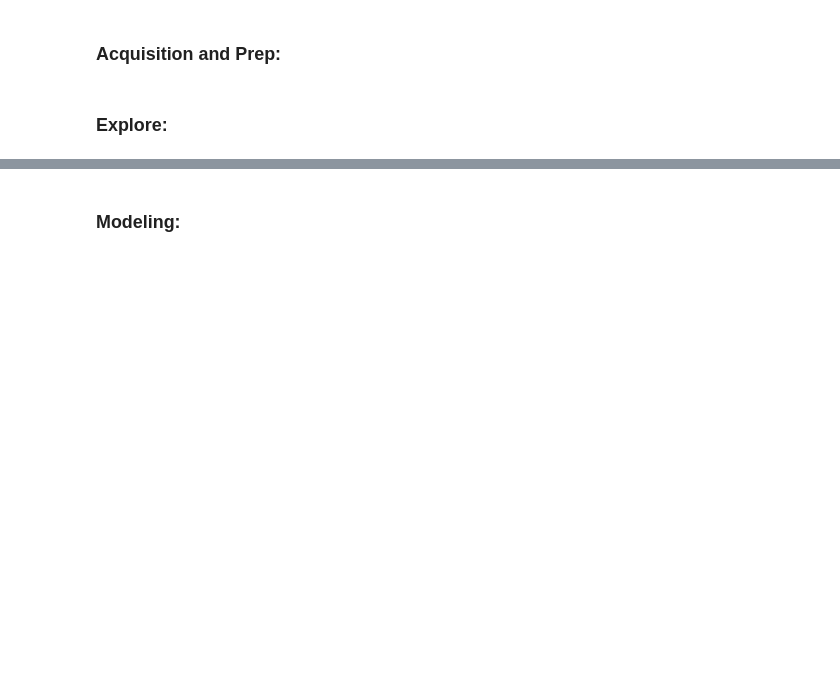
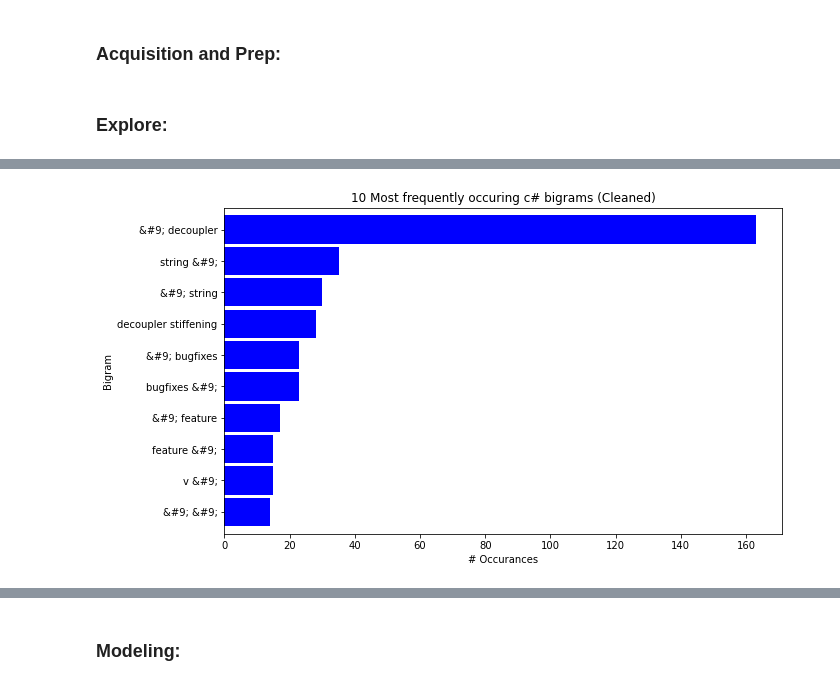
Before and after one commit to Codeup-Mirzakhani-Group1-NLP-Project/Codeup-Mirzakhani-GitHub-Scrape-NLP-Project, a Jupyter notebook: Final_Notebook_Draft.ipynb, the cells around one changed output, grey strips where cells are left out. Saved outputs shown, nothing was run; the diff lists cells and outputs as text; code cells hidden in the pictures; blank space fills up the shorter version.

```diff
--- a/Final_Notebook_Draft.ipynb
+++ b/Final_Notebook_Draft.ipynb
@@ -50,0 +125,5 @@ df = pr.get_clean_df()
+# %%
+# 10 most commont bi grams for cleaned c# strings
+e.csharp_bigrams_clean(e.cs_lem)
+# %% [output]
+[figure, added]
```
Also changed, not shown: parts of 22 cells of this notebook.
